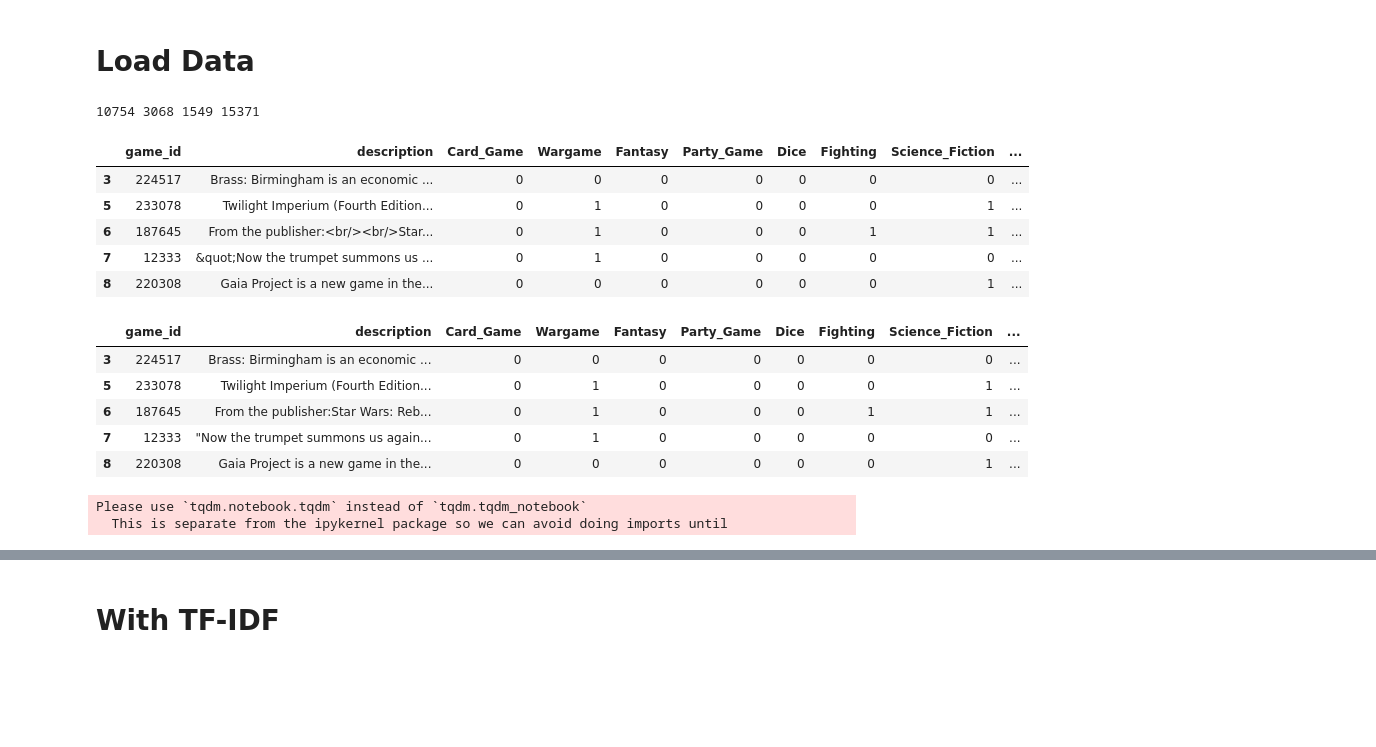
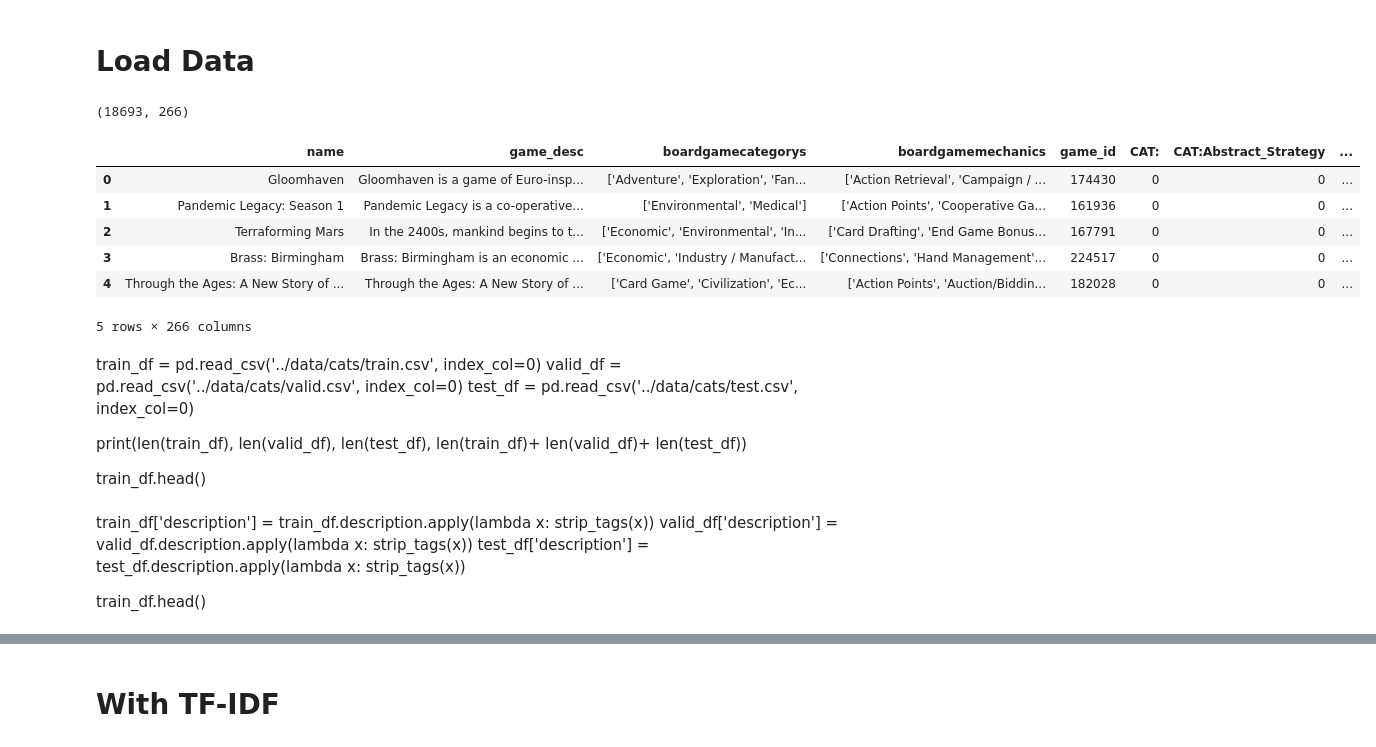
Before and after one commit to TweeDice/BGG-NLP, a Jupyter notebook: BGG-Topics.ipynb, the cells around one changed output, grey strips where cells are left out. Drawn from its saved outputs; the diff is of its cells as text; code cells hidden in the pictures; blank space fills up the shorter version.

```diff
--- a/BGG-Topics.ipynb
+++ b/BGG-Topics.ipynb
@@ -42,34 +24,35 @@ def strip_tags(html):
 # %% [markdown]
 # Load Data
-# %%
-train_df = pd.read_csv('../data/cats/train.csv', index_col=0)
-valid_df = pd.read_csv('../data/cats/valid.csv', index_col=0)
-test_df = pd.read_csv('../data/cats/test.csv', index_col=0)
-
-print(len(train_df), len(valid_df), len(test_df), len(train_df)+ len(valid_df)+ len(test_df))
-
-train_df.head()
-# %% [output]
-10754 3068 1549 15371
-|  | game_id | description | Card_Game | Wargame | Fantasy | Party_Game | Dice | Fighting | Science_Fiction | ... |
-| 3 | 224517 | Brass: Birmingham is an economic ... | 0 | 0 | 0 | 0 | 0 | 0 | 0 | ... |
-| 5 | 233078 | Twilight Imperium (Fourth Edition... | 0 | 1 | 0 | 0 | 0 | 0 | 1 | ... |
-| 6 | 187645 | From the publisher:<br/><br/>Star... | 0 | 1 | 0 | 0 | 0 | 1 | 1 | ... |
-| 7 | 12333 | &quot;Now the trumpet summons us ... | 0 | 1 | 0 | 0 | 0 | 0 | 0 | ... |
-| 8 | 220308 | Gaia Project is a new game in the... | 0 | 0 | 0 | 0 | 0 | 0 | 1 | ... |
-# %%
-train_df['description'] = train_df.description.apply(lambda x: strip_tags(x))
-valid_df['description'] = valid_df.description.apply(lambda x: strip_tags(x))
-test_df['description'] = test_df.description.apply(lambda x: strip_tags(x))
-
-train_df.head()
-# %% [output]
-|  | game_id | description | Card_Game | Wargame | Fantasy | Party_Game | Dice | Fighting | Science_Fiction | ... |
-| 3 | 224517 | Brass: Birmingham is an economic ... | 0 | 0 | 0 | 0 | 0 | 0 | 0 | ... |
-| 5 | 233078 | Twilight Imperium (Fourth Edition... | 0 | 1 | 0 | 0 | 0 | 0 | 1 | ... |
-| 6 | 187645 | From the publisher:Star Wars: Reb... | 0 | 1 | 0 | 0 | 0 | 1 | 1 | ... |
-| 7 | 12333 | "Now the trumpet summons us again... | 0 | 1 | 0 | 0 | 0 | 0 | 0 | ... |
-| 8 | 220308 | Gaia Project is a new game in the... | 0 | 0 | 0 | 0 | 0 | 0 | 1 | ... |
+# %%
+data_df = pd.read_csv('../data/bgg_data_mod.csv', index_col=0)
+
+data_df = data_df[data_df.game_desc.str.len() > 5]
+
+print(data_df.shape)
+data_df.head()
+# %% [output]
+(18693, 266)
+|  | name | game_desc | boardgamecategorys | boardgamemechanics | game_id | CAT: | CAT:Abstract_Strategy | ... |
+| 0 | Gloomhaven | Gloomhaven is a game of Euro-insp... | ['Adventure', 'Exploration', 'Fan... | ['Action Retrieval', 'Campaign / ... | 174430 | 0 | 0 | ... |
+| 1 | Pandemic Legacy: Season 1 | Pandemic Legacy is a co-operative... | ['Environmental', 'Medical'] | ['Action Points', 'Cooperative Ga... | 161936 | 0 | 0 | ... |
+| 2 | Terraforming Mars | In the 2400s, mankind begins to t... | ['Economic', 'Environmental', 'In... | ['Card Drafting', 'End Game Bonus... | 167791 | 0 | 0 | ... |
+| 3 | Brass: Birmingham | Brass: Birmingham is an economic ... | ['Economic', 'Industry / Manufact... | ['Connections', 'Hand Management'... | 224517 | 0 | 0 | ... |
+| 4 | Through the Ages: A New Story of ... | Through the Ages: A New Story of ... | ['Card Game', 'Civilization', 'Ec... | ['Action Points', 'Auction/Biddin... | 182028 | 0 | 0 | ... |
+5 rows × 266 columns
+# %% [markdown]
+train_df = pd.read_csv('../data/cats/train.csv', index_col=0)
+valid_df = pd.read_csv('../data/cats/valid.csv', index_col=0)
+test_df = pd.read_csv('../data/cats/test.csv', index_col=0)
+
+print(len(train_df), len(valid_df), len(test_df), len(train_df)+ len(valid_df)+ len(test_df))
+
+train_df.head()
+# %% [markdown]
+train_df['description'] = train_df.description.apply(lambda x: strip_tags(x))
+valid_df['description'] = valid_df.description.apply(lambda x: strip_tags(x))
+test_df['description'] = test_df.description.apply(lambda x: strip_tags(x))
+
+train_df.head()
 # %%
 # Iterates over the words in the stop words list and resets the "is_stop" flag.
 for word in STOP_WORDS:
@@ -95,13 +78,10 @@ nlp.add_pipe(remove_stopwords, name="stopwords", last=True)
 # %%
 doc_list = []
 # Iterates through each article in the corpus.
-for doc in tqdm(train_df.description):
+for doc in tqdm.tqdm(data_df.description):
     # Passes that article through the pipeline and adds to a new list.
     pr = nlp(doc)
     doc_list.append(pr)
-# %% [output]
-Please use `tqdm.notebook.tqdm` instead of `tqdm.tqdm_notebook`
-  This is separate from the ipykernel package so we can avoid doing imports until
 # %%
 # Creates, which is a mapping of word IDs to words.
 words = corpora.Dictionary(doc_list)
```
Also changed, not shown: parts of 8 cells of this notebook, 3 other files.
